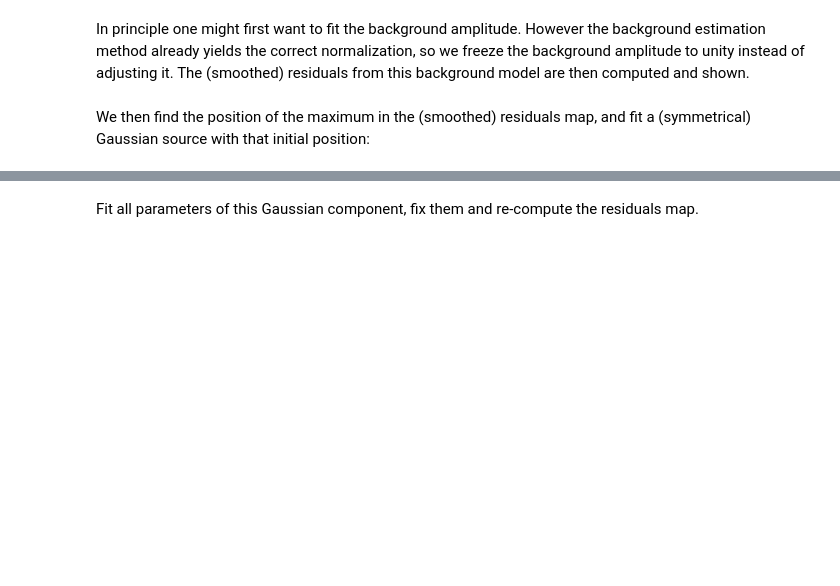
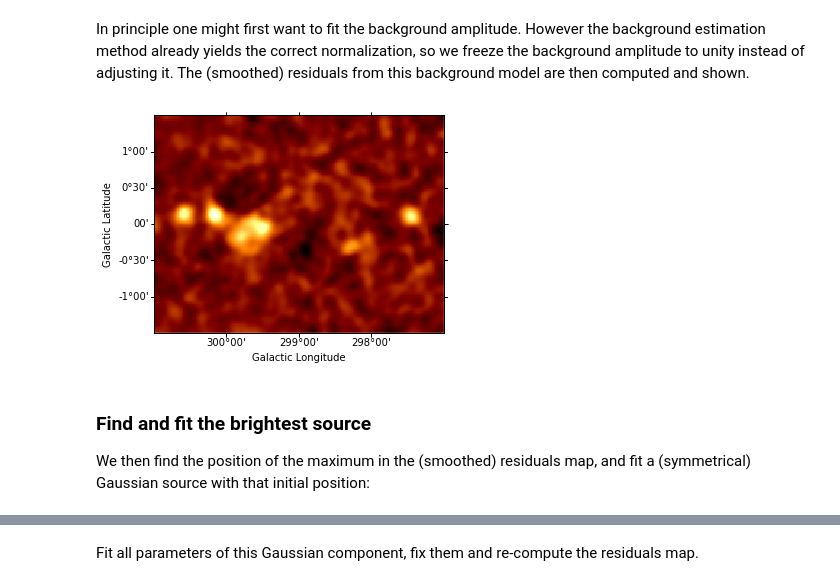
Before and after one commit to gammapy/gammapy-extra, a Jupyter notebook: notebooks/image_fitting_with_sherpa.ipynb, the cells around one changed output, grey strips where cells are left out. Drawn from its saved outputs; the diff is of its cells as text; code cells hidden in the pictures; blank space fills up the shorter version.

Commit message:
Source fitting with sherpa tutorial
New branch and new PR

```diff
--- a/notebooks/image_fitting_with_sherpa.ipynb
+++ b/notebooks/image_fitting_with_sherpa.ipynb
@@ -62,16 +47,16 @@ Set up Sherpa to fit the counts map, loading the ancillary images for subsequent
 # %%
-import sherpa.astro.ui as sh
-from gammapy.image import SkyImage
-from regions.core.pixcoord import PixCoord
-from regions.shapes.circle import CirclePixelRegion
+# Read the fits file to load them in a sherpa model
+hdr=fits.getheader("G300-0_test_counts.fits")
+w = wcs.WCS(hdr)
+
 
 sh.set_stat("cash")
 sh.set_method("simplex")
-sh.load_image("data/G284-0_test_counts.fits")
+sh.load_image("G300-0_test_counts.fits")
 sh.set_coord("logical")
 
-sh.load_table_model("expo", "data/G284-0_test_exposure.fits")
-sh.load_table_model("bkg",  "data/G284-0_test_background.fits")
-sh.load_psf        ("psf",  "data/G284-0_test_psf.fits")
+sh.load_table_model("expo", "G300-0_test_exposure.fits")
+sh.load_table_model("bkg",  "G300-0_test_background.fits")
+sh.load_psf        ("psf",  "G300-0_test_psf.fits")
 # %% [markdown]
 In principle one might first want to fit the background amplitude. However the background estimation method already yields the correct normalization, so we freeze the background amplitude to unity instead of adjusting it. The (smoothed) residuals from this background model are then computed and shown.
@@ -87,3 +63,18 @@ resid_smo3.show(vmin = -0.5, vmax = 2)
+# %%
+sh.set_full_model(bkg)
+bkg.ampl = 1
+sh.freeze(bkg)
+
+data = sh.get_data_image().y -  sh.get_model_image().y
+resid = SkyImage(data=data, wcs=w)
+
+resid_table=[]  #Keep residual images in a list to show them later
+resid_smo6 = resid.smooth(radius = 6)
+resid_smo6.plot()
+resid_table.append(resid_smo6)
+# %% [output]
+[figure, added]
 # %% [markdown]
+### Find and fit the brightest source
 We then find the position of the maximum in the (smoothed) residuals map, and fit a (symmetrical) Gaussian source with that initial position:
 # %%
```
Also changed, not shown: parts of 22 cells of this notebook, 4 other files.
